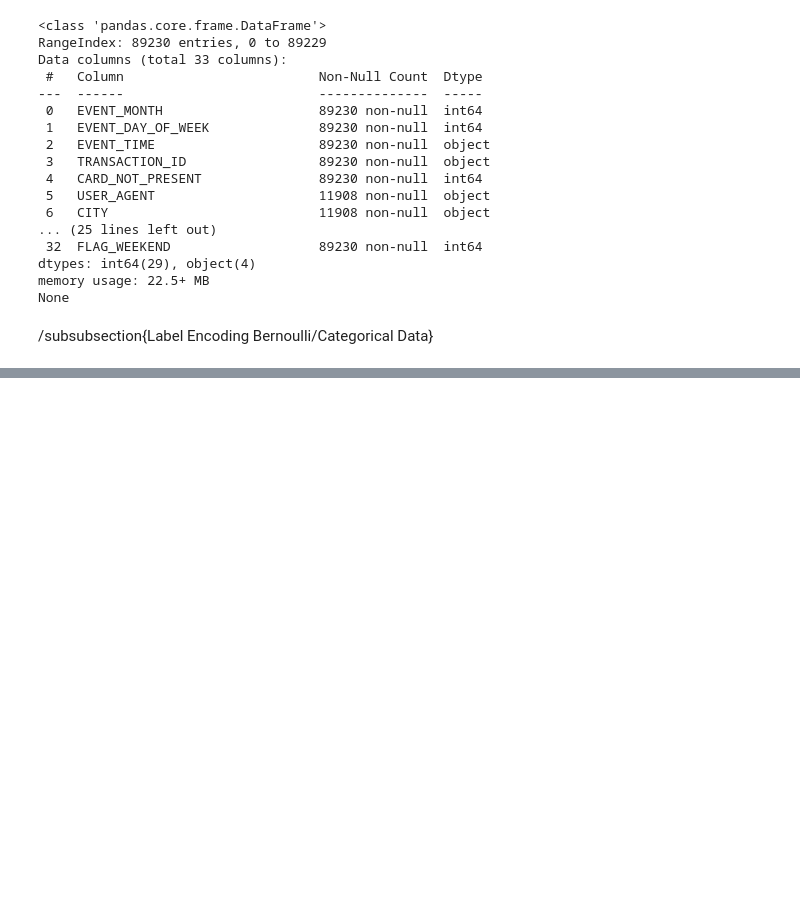
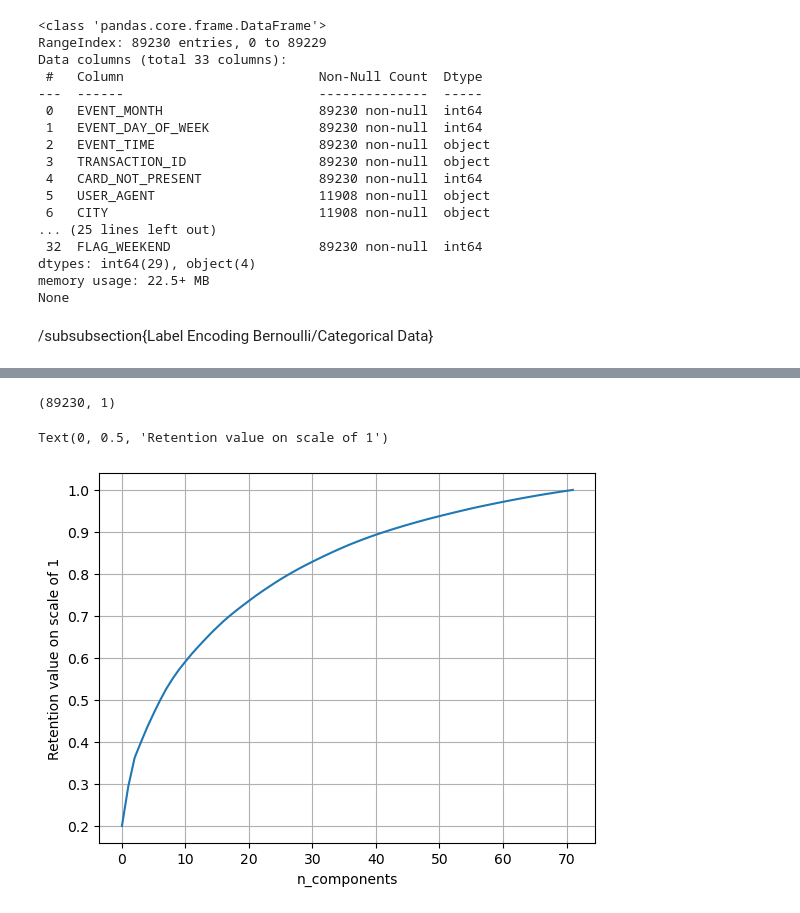
Before and after one commit to 25ohms/scotiabankfrauddetection, a Jupyter notebook: test.ipynb, the cells around one changed output, grey strips where cells are left out. Cells and saved outputs as stored; diff of their text form; code cells hidden in the pictures; blank space fills up the shorter version.

Commit message:
bernoulli categorical transform

```diff
--- a/test.ipynb
+++ b/test.ipynb
@@ -274,7 +270,7 @@ None
 # %%
 label_encoder = LabelEncoder()
 bernoulli_catergorical_train['CITY'] = label_encoder.fit_transform(bernoulli_catergorical_train['CITY'])
-bernoulli_catergorical_train['USER_AGENT'] = label_encoder.fit_transform(bernoulli_catergorical_train['CITY'])
+bernoulli_catergorical_train['USER_AGENT'] = label_encoder.fit_transform(bernoulli_catergorical_train['USER_AGENT'])
 bernoulli_catergorical_train['EVENT_TIME'] = label_encoder.fit_transform(bernoulli_catergorical_train['EVENT_TIME'])
 bernoulli_catergorical_train['TRANSACTION_ID'] = label_encoder.fit_transform(bernoulli_catergorical_train['TRANSACTION_ID'])
 
@@ -282,7 +278,7 @@ print(bernoulli_catergorical_train.info(verbose=True))
 
 
 bernoulli_catergorical_test['CITY'] = label_encoder.fit_transform(bernoulli_catergorical_test['CITY'])
-bernoulli_catergorical_test['USER_AGENT'] = label_encoder.fit_transform(bernoulli_catergorical_test['CITY'])
+bernoulli_catergorical_test['USER_AGENT'] = label_encoder.fit_transform(bernoulli_catergorical_test['USER_AGENT'])
 bernoulli_catergorical_test['EVENT_TIME'] = label_encoder.fit_transform(bernoulli_catergorical_test['EVENT_TIME'])
 bernoulli_catergorical_test['TRANSACTION_ID'] = label_encoder.fit_transform(bernoulli_catergorical_test['TRANSACTION_ID'])
 
@@ -329,0 +321,18 @@ See the caveats in the documentation: https://pandas.pydata.org/pandas-docs/stab
+# %%
+pca_b_c = decomposition.PCA(n_components=0.95)
+pca_b_c_train = pca_b_c.fit_transform(bernoulli_catergorical_train)
+print(pca_b_c_train.shape)
+
+pca_b_c.n_components = 33
+
+retention_value_b_c = pca_b_c.explained_variance_ / np.sum(pca.explained_variance_);
+cumulative_retention_b_c = np.cumsum(retention_value)
+
+plt.plot(cumulative_retention_b_c)
+plt.grid()
+plt.xlabel('n_components')
+plt.ylabel('Retention value on scale of 1')
+# %% [output]
+(89230, 1)
+Text(0, 0.5, 'Retention value on scale of 1')
+[figure, added]
```
Also changed, not shown: parts of 8 cells of this notebook.
